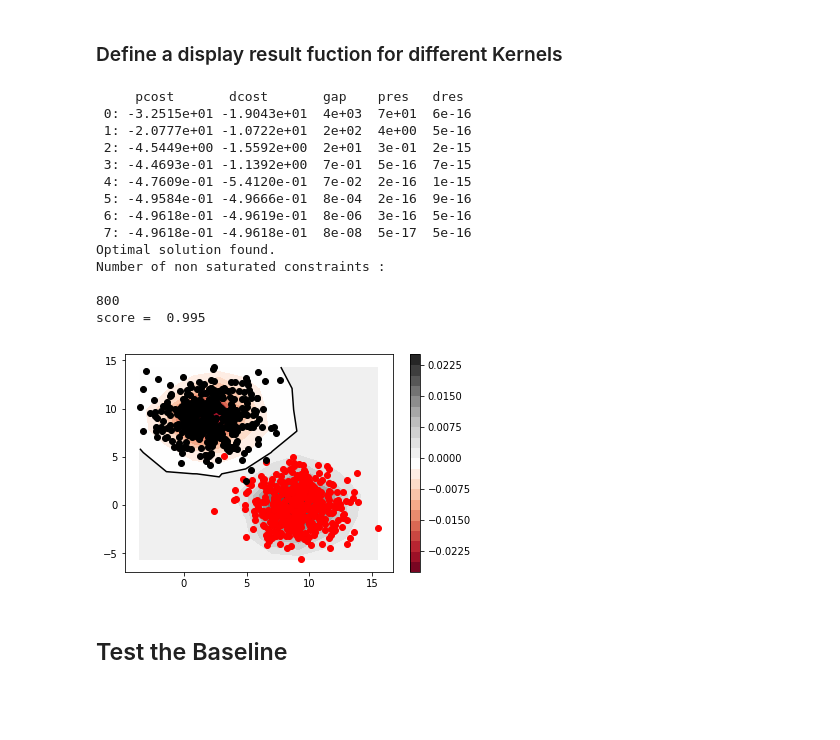
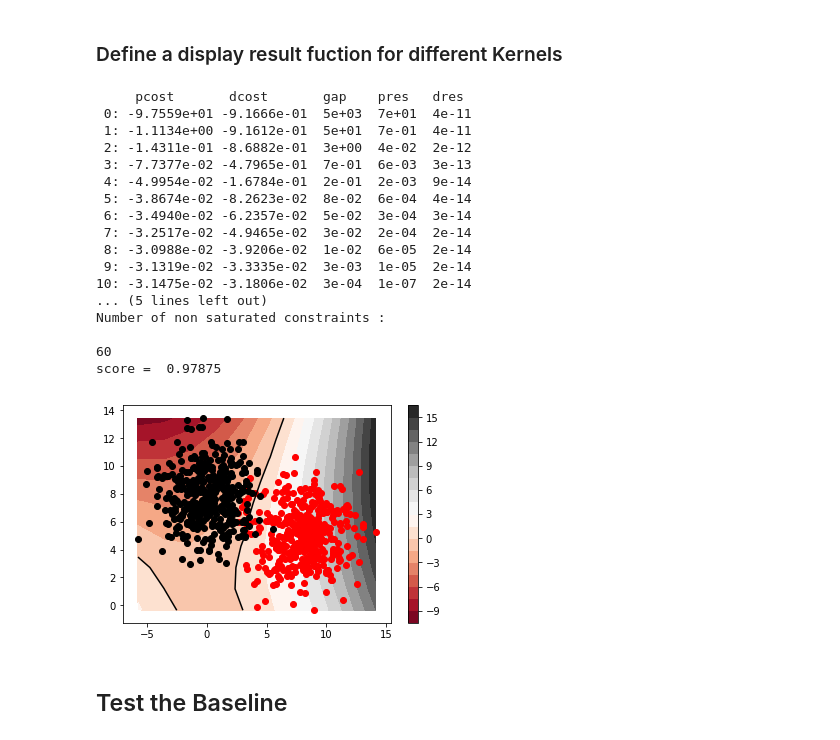
Before and after one commit to fdarmon/kernels, a Jupyter notebook: src/TEST.ipynb, the cells around one changed output. Cells and saved outputs as stored; diff of their text form; code cells hidden in the pictures; blank space fills up the shorter version.

Commit message:
Debug kernels and compatibilty with SVM. LogReg still does not work

```diff
--- a/src/TEST.ipynb
+++ b/src/TEST.ipynb
@@ -61,36 +61,38 @@ def display_result(X,Y_true, svm):
 # %%
 # learn classifier on the data
 
-svm = Classifier.SVM()
+svm = Classifier.SVM("polynomial")
 svm.lamb = 1
-svm.setKernel("gaussian")
 svm.train(X,Y)
 Ytest = svm.predict(X)
 
 # compute the score
 pred = Ytest > 0
 pred = 2*pred -1
 score = np.sum(pred == Y)/800
 print ('score = ', score)
 
 #plot the decisison boundary
 display_result(X, Y, svm)
 # %% [output]
      pcost       dcost       gap    pres   dres
- 0: -3.2515e+01 -1.9043e+01  4e+03  7e+01  6e-16
- 1: -2.0777e+01 -1.0722e+01  2e+02  4e+00  5e-16
- 2: -4.5449e+00 -1.5592e+00  2e+01  3e-01  2e-15
- 3: -4.4693e-01 -1.1392e+00  7e-01  5e-16  7e-15
- 4: -4.7609e-01 -5.4120e-01  7e-02  2e-16  1e-15
- 5: -4.9584e-01 -4.9666e-01  8e-04  2e-16  9e-16
- 6: -4.9618e-01 -4.9619e-01  8e-06  3e-16  5e-16
- 7: -4.9618e-01 -4.9618e-01  8e-08  5e-17  5e-16
-Optimal solution found.
+ 0: -9.7559e+01 -9.1666e-01  5e+03  7e+01  4e-11
+ 1: -1.1134e+00 -9.1612e-01  5e+01  7e-01  4e-11
+ 2: -1.4311e-01 -8.6882e-01  3e+00  4e-02  2e-12
+ 3: -7.7377e-02 -4.7965e-01  7e-01  6e-03  3e-13
+ 4: -4.9954e-02 -1.6784e-01  2e-01  2e-03  9e-14
+ 5: -3.8674e-02 -8.2623e-02  8e-02  6e-04  4e-14
+ 6: -3.4940e-02 -6.2357e-02  5e-02  3e-04  3e-14
+ 7: -3.2517e-02 -4.9465e-02  3e-02  2e-04  2e-14
+ 8: -3.0988e-02 -3.9206e-02  1e-02  6e-05  2e-14
+ 9: -3.1319e-02 -3.3335e-02  3e-03  1e-05  2e-14
+10: -3.1475e-02 -3.1806e-02  3e-04  1e-07  2e-14
+... (5 lines left out)
 Number of non saturated constraints :
 
-800
-score =  0.995
+60
+score =  0.97875
-[figure, old version]
+[figure, new version]
 # %% [markdown]
 ## Test the Baseline
 # %%
```
Also changed, not shown: parts of 4 cells of this notebook, 2 other files.
